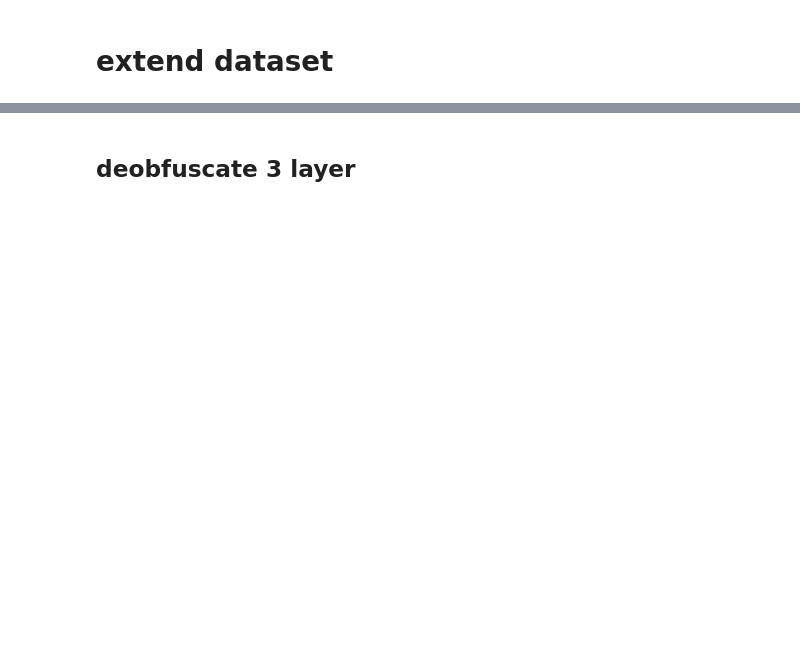
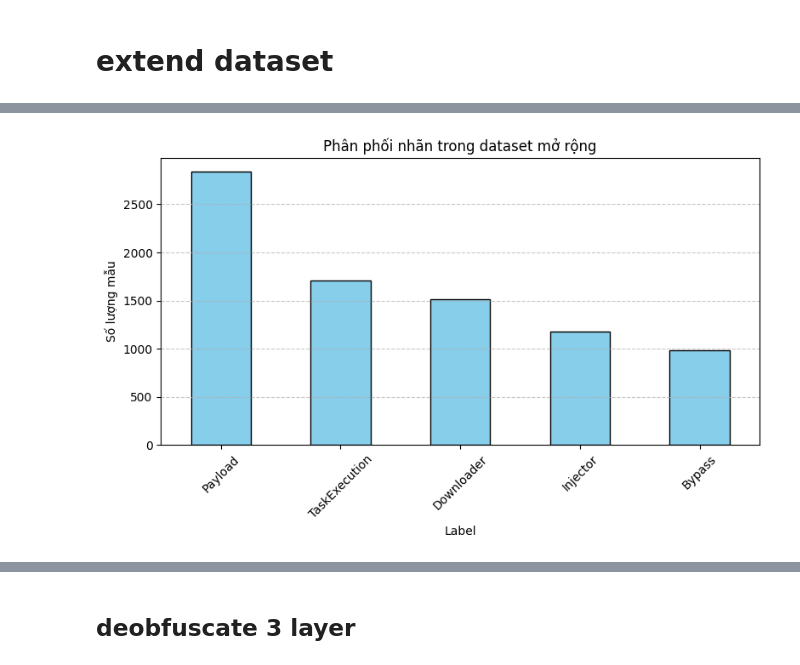
Before and after one commit to t4nti3n/powershell_detection_multimodel_multioutput, a Jupyter notebook: power_detector_extend.ipynb, the cells around one changed output, grey strips where cells are left out. Saved outputs shown, nothing was run; the diff lists cells and outputs as text; code cells hidden in the pictures; blank space fills up the shorter version.

Commit message:
power detector

```diff
--- a/power_detector_extend.ipynb
+++ b/power_detector_extend.ipynb
@@ -172,91 +201,69 @@ print(f'DataFrame has been written to {output_file}')
 # %%
 import pandas as pd
 import matplotlib.pyplot as plt
-import os
 
 # ===== Các nhãn hợp lệ theo PowerDetector =====
 VALID_LABELS = {'Bypass', 'Downloader', 'Injector', 'Payload', 'TaskExecution'}
 
-def append_csv_files(base_df, csv_file_paths):
+def load_and_standardize_csv(file_path):
     """
-    Nối thêm các file CSV vào base_df, giữ lại cột 'Full Payload' làm chuẩn.
-    Tự gán 'Payload' = 'Full Payload' sau khi kiểm tra hợp lệ.
+    Chuẩn hóa dữ liệu từ file CSV:
+    - Chuyển 'Payload' thành 'Full Payload' nếu cần.
+    - Giữ lại các cột cần thiết.
+    - Loại bỏ các nhãn không hợp lệ.
     """
-    total_new_samples = 0
-    total_skipped = 0
+    df = pd.read_csv(file_path)
 
-    for file_path in csv_file_paths:
-        try:
-            df_new = pd.read_csv(file_path)
+    # Đổi tên cột Payload thành Full Payload nếu cần
+    if 'Full Payload' not in df.columns and 'Payload' in df.columns:
+        df.rename(columns={'Payload': 'Full Payload'}, inplace=True)
 
-            print(f"\n📊 Phân phối nhãn trước khi nối (file: {file_path}):")
-            print(df_new['Label'].value_counts())
+    # Kiểm tra cột cần thiết
+    if 'Full Payload' not in df.columns or 'Label' not in df.columns:
+        print(f"⚠️ File {file_path} không hợp lệ (thiếu 'Full Payload' hoặc 'Label'). Bỏ qua.")
+        return pd.DataFrame()
 
-            # Chuẩn hóa: ưu tiên dùng 'Full Payload'
-            if 'Full Payload' not in df_new.columns:
-                if 'Payload' in df_new.columns:
-                    df_new['Full Payload'] = df_new['Payload']
-            else:
-                df_new = df_new.drop(columns=['Payload'], errors='ignore')
+    # Lọc nhãn hợp lệ
+    df = df[df['Label'].isin(VALID_LABELS)]
 
-            # Gán Payload = Full Payload
-            df_new['Payload'] = df_new['Full Payload']
+    # Chỉ giữ 2 cột
+    df = df[['Full Payload', 'Label']]
 
-            # Kiểm tra cấu trúc
-            if 'Payload' not in df_new.columns or 'Label' not in df_new.columns:
-                print(f"⚠️ File {file_path} không hợp lệ (thiếu Payload hoặc Label). Bỏ qua.")
-                continue
-
-            # Lọc 5 nhãn chính
-            before = len(df_new)
-            df_new = df_new[df_new['Label'].isin(VALID_LABELS)]
-            skipped = before - len(df_new)
-            total_skipped += skipped
-
-            print(f"\n📊 Phân phối nhãn sau khi lọc (file: {file_path}):")
-            print(df_new['Label'].value_counts())
-
-            base_df = pd.concat([base_df, df_new], ignore_index=True)
-            total_new_samples += len(df_new)
-            print(f"✅ Đã nối {len(df_new)} dòng từ {file_path}, bỏ qua {skipped} dòng không hợp lệ.")
-
-        except Exception as e:
-            print(f"❌ Lỗi khi xử lý file {file_path}: {e}")
-
-    return base_df, total_new_samples, total_skipped
+    return df
 
 # ===== Main script =====
 base_dataset = './dataset/data_labeled.csv'
 new_dataset_files = [
     './dataset_extra/dataset/amsi_fail.csv',
-    # './dataset_extra/dataset/Amsi-Bypass-Powershell.csv',
     './dataset_extra/dataset/Malicious-PowerShell-Dataset_bazaar_out.csv',
     './dataset_extra/dataset/Malicious-PowerShell-Dataset_hybrid_analysis_out.csv',
     './dataset_extra/dataset/Malicious-PowerShell-Dataset_triage_out.csv',
     './dataset_extra/dataset/mpsd.csv',
-    # './dataset_extra/dataset/others.csv',
+    './dataset_extra/dataset/task_exec_from_atomic.csv',
 ]
 output_dataset = './dataset/data_labeled_extended.csv'
 
-# Load gốc
-df_base = pd.read_csv(base_dataset)
+# Load gốc và chuẩn hóa
+df_base = load_and_standardize_csv(base_dataset)
 
 print("\n📊 Phân phối nhãn trong dataset gốc:")
 print(df_base['Label'].value_counts())
 
-# Nối thêm
-df_extended, total_new, total_skipped = append_csv_files(df_base, new_dataset_files)
+# Nối các file mới
+for file_path in new_dataset_files:
+    df_new = load_and_standardize_csv(file_path)
+    if not df_new.empty:
+        print(f"\n📊 Phân phối nhãn sau khi chuẩn hóa (file: {file_path}):")
+        print(df_new['Label'].value_counts())
+        df_base = pd.concat([df_base, df_new], ignore_index=True)
 
-# Lưu
-df_extended.to_csv(output_dataset, index=False)
+# Lưu lại dataset mở rộng
+df_base.to_csv(output_dataset, index=False)
 
-# ===== Thống kê =====
-print(f"\n🎯 Hoàn tất: Đã thêm {total_new} dòng mới.")
-print(f"🚫 Đã loại {total_skipped} dòng có nhãn không hợp lệ.")
-print(f"💾 Dataset mở rộng đã lưu vào: {output_dataset}")
+# ===== Thống kê và Biểu đồ =====
+print(f"\n💾 Dataset mở rộng đã lưu vào: {output_dataset}")
+label_counts = df_base['Label'].value_counts()
 
-# ===== Visualize =====
-label_counts = df_extended['Label'].value_counts()
 print("\n📊 Phân phối nhãn sau khi nối:")
 print(label_counts)
 
@@ -270,3 +277,4 @@ plt.xticks(rotation=45)
 plt.grid(axis='y', linestyle='--', alpha=0.7)
 plt.tight_layout()
 plt.show()
+# %% [output]
@@ -272,0 +298 @@ plt.show()
+[figure, added]
```
Also changed, not shown: parts of 18 cells of this notebook.
